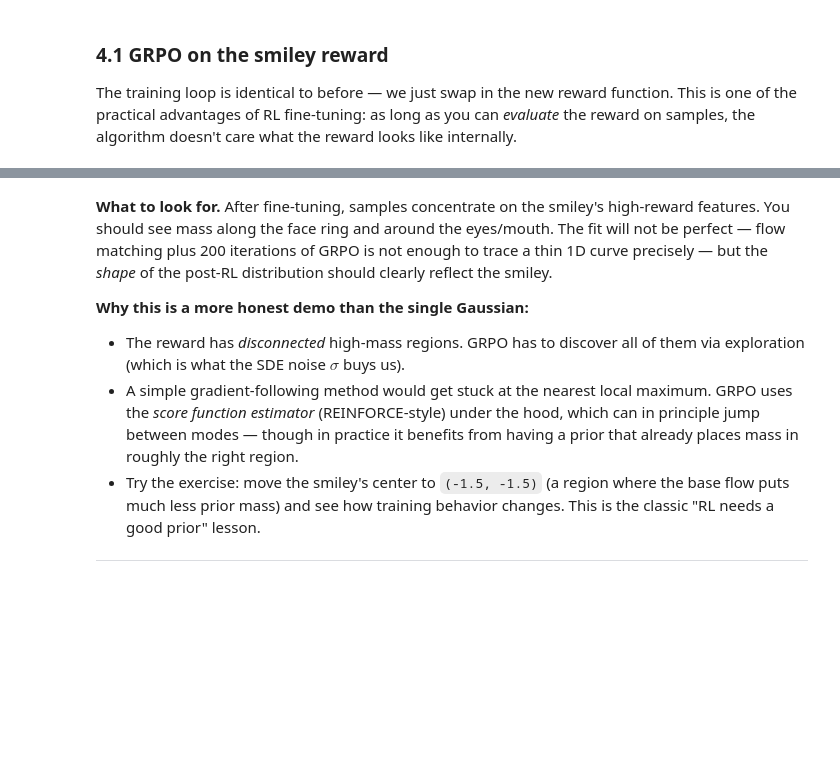
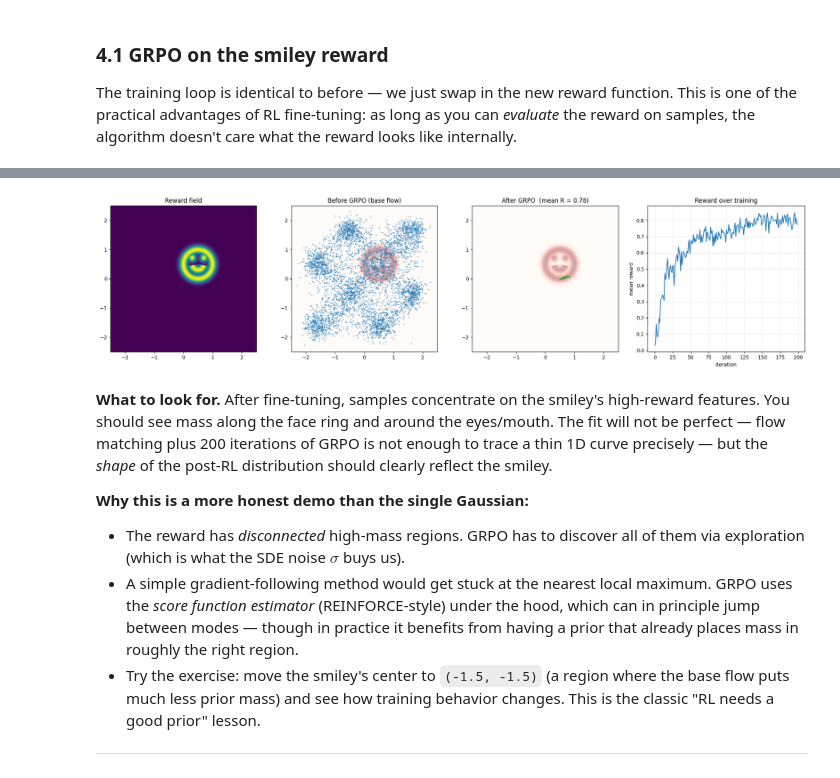
Before and after one commit to XuanVuNguyen/flowmatching_grpo_lecture, a Jupyter notebook: flow_matching_grpo_smiley.ipynb, the cells around one changed output, grey strips where cells are left out. Drawn from its saved outputs; the diff is of its cells as text; code cells hidden in the pictures; blank space fills up the shorter version.

```diff
--- a/flow_matching_grpo_smiley.ipynb
+++ b/flow_matching_grpo_smiley.ipynb
@@ -343,7 +399,7 @@ def grpo_train(
     lr: float = 1e-4,
     kl_coef: float = 0.05,
     clip_ratio: float = 0.2,
-    inner_epochs: int = 2,
+    inner_epochs: int = 10,
     log_every: int = 20,
 ):
     """Group Relative Policy Optimization for a stochastic flow policy."""
@@ -514,7 +583,7 @@ try:
     print("Running GRPO on smiley reward...")
     hist_smiley = grpo_train(
         policy_smiley, ref_smiley,
-        iters=200, kl_coef=0.02, log_every=25,
+        iters=200, kl_coef=0.01, log_every=25,
     )
 finally:
     reward_fn = _original_reward
@@ -521,29 +600,36 @@ finally:
 # %%
 # Compare before/after, with the reward field overlaid in red
 with torch.no_grad():
-    before_smiley, _, _ = rollout(base_model, n=3000)
-    after_smiley, _, _ = rollout(policy_smiley, n=3000)
+    before_smiley, _, _ = rollout(base_model, n=5000, K=50, sigma=0.001)
+    after_smiley, _, _ = rollout(policy_smiley, n=5000, K=50, sigma=0.01)
 
-fig, axes = plt.subplots(1, 3, figsize=(15, 5))
+fig, axes = plt.subplots(1, 4, figsize=(20, 5))
 
 # Left: reward field for reference
 axes[0].imshow(R_field, origin="lower", extent=[-2.5, 2.5, -2.5, 2.5], cmap="viridis")
 axes[0].set_title("Reward field")
 axes[0].set_aspect("equal")
 
 # Middle: before
 axes[1].imshow(R_field, origin="lower", extent=[-2.5, 2.5, -2.5, 2.5], cmap="Reds", alpha=0.35)
 axes[1].scatter(before_smiley.cpu()[:, 0], before_smiley.cpu()[:, 1], s=2, alpha=0.5)
 axes[1].set_title("Before GRPO (base flow)")
 axes[1].set_xlim(-2.5, 2.5); axes[1].set_ylim(-2.5, 2.5); axes[1].set_aspect("equal")
 
 # Right: after
 axes[2].imshow(R_field, origin="lower", extent=[-2.5, 2.5, -2.5, 2.5], cmap="Reds", alpha=0.35)
 axes[2].scatter(after_smiley.cpu()[:, 0], after_smiley.cpu()[:, 1], s=2, alpha=0.5, color="C2")
 axes[2].set_title(f"After GRPO  (mean R = {hist_smiley['reward'][-1]:.2f})")
 axes[2].set_xlim(-2.5, 2.5); axes[2].set_ylim(-2.5, 2.5); axes[2].set_aspect("equal")
 
+axes[3].plot(hist_smiley["reward"])
+axes[3].set_xlabel("iteration"); axes[3].set_ylabel("mean reward")
+axes[3].set_title("Reward over training")
+axes[3].grid(True, alpha=0.3)
+
 plt.tight_layout(); plt.show()
+# %% [output]
+[figure, added]
 # %% [markdown]
 **What to look for.** After fine-tuning, samples concentrate on the smiley's high-reward features. You should see mass along the face ring and around the eyes/mouth. The fit will not be perfect — flow matching plus 200 iterations of GRPO is not enough to trace a thin 1D curve precisely — but the *shape* of the post-RL distribution should clearly reflect the smiley.
 
```
Also changed, not shown: parts of 13 cells of this notebook, 4 other files.
